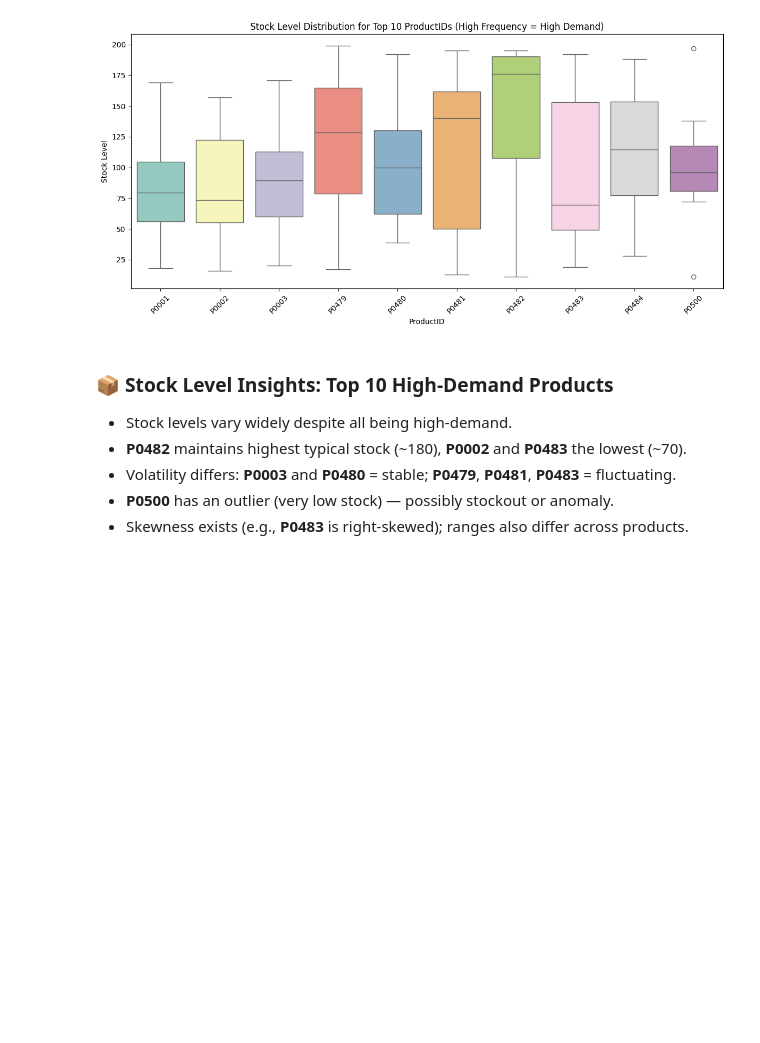
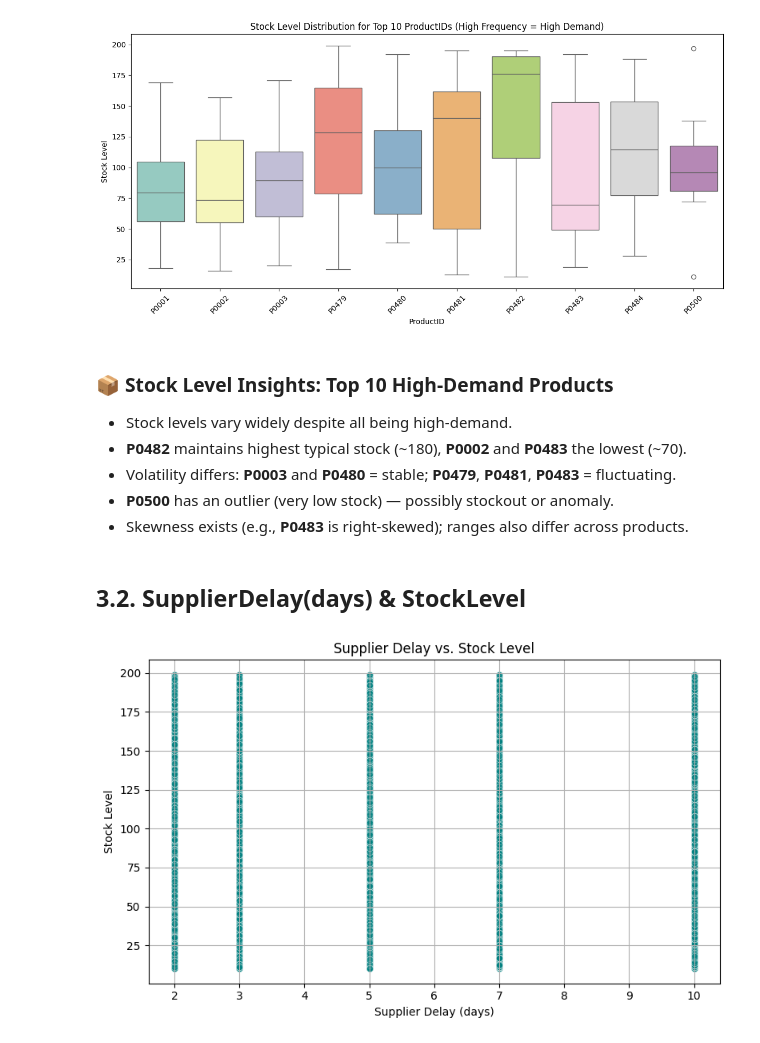
Before and after one commit to sachinn854/Product-Demand-Forecasting, a Jupyter notebook: 4_EDA/inventory.ipynb, the cells around one changed output. Cells and saved outputs as stored; diff of their text form; code cells hidden in the pictures; blank space fills up the shorter version.

```diff
--- a/4_EDA/inventory.ipynb
+++ b/4_EDA/inventory.ipynb
@@ -189,3 +189,16 @@ plt.show()
 * Volatility differs: **P0003** and **P0480** = stable; **P0479**, **P0481**, **P0483** = fluctuating.
 * **P0500** has an outlier (very low stock) — possibly stockout or anomaly.
 * Skewness exists (e.g., **P0483** is right-skewed); ranges also differ across products.
+# %% [markdown]
+## 3.2. SupplierDelay(days) & StockLevel
+# %%
+plt.figure(figsize=(8, 5))
+sns.scatterplot(data=df, x='SupplierDelay(days)', y='StockLevel', alpha=0.6, color='teal')
+plt.title('Supplier Delay vs. Stock Level')
+plt.xlabel('Supplier Delay (days)')
+plt.ylabel('Stock Level')
+plt.grid(True)
+plt.tight_layout()
+plt.show()
+# %% [output]
+[figure, added]
```
Also changed, not shown: parts of 7 cells of this notebook.
